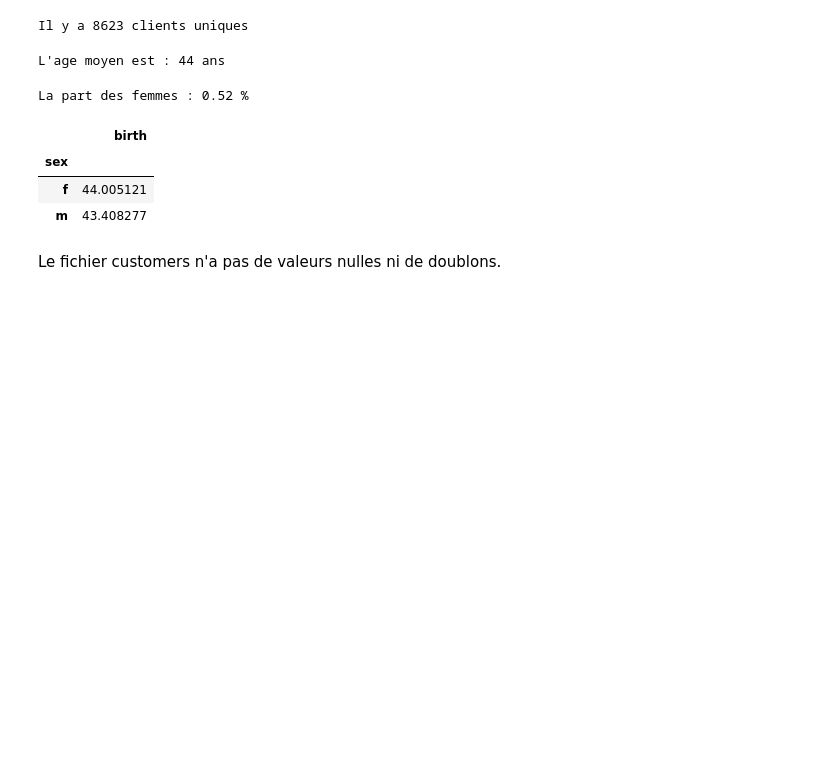
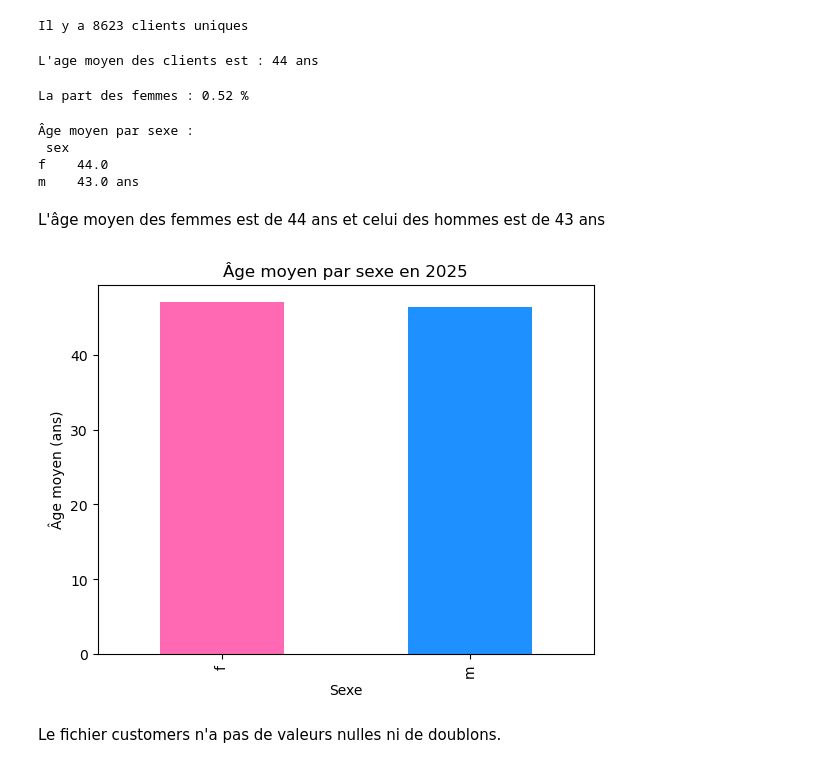
Before and after one commit to raymondgadji/DatAnalyst, a Jupyter notebook: Cours/Semaine5/Brief_ventes/analyse des ventes/Analyse des ventes en ligne.ipynb, the cells around one changed output. Drawn from its saved outputs; the diff is of its cells as text; code cells hidden in the pictures; blank space fills up the shorter version.

```diff
--- a/Cours/Semaine5/Brief_ventes/analyse des ventes/Analyse des ventes en ligne.ipynb
+++ b/Cours/Semaine5/Brief_ventes/analyse des ventes/Analyse des ventes en ligne.ipynb
@@ -110,9 +140,9 @@ print("Il y a", customers.describe(include = 'all').loc["unique","client_id"], "
 # %% [output]
 Il y a 8623 clients uniques
 # %%
-print("L'age moyen est :", 2022- round(customers.describe(include = 'all').loc["mean","birth"]), "ans")
+print("L'age moyen des clients est :", 2022- round(customers.describe(include = 'all').loc["mean","birth"]), "ans")
 # %% [output]
-L'age moyen est : 44 ans
+L'age moyen des clients est : 44 ans
 # %%
 print("La part des femmes :", round(customers.describe(include = 'all').loc["freq","sex"] /
       customers.describe(include = 'all').loc["count","sex"],2), "%")
@@ -121,12 +151,26 @@ La part des femmes : 0.52 %
 # %%
 #calculons l'age moyen par sexe
 
-2022 - customers.groupby("sex").mean()
+# 2022 - customers.groupby("sex").mean()
+
+age_moyen_par_sexe = 2022 - customers.groupby("sex")["birth"].mean().round()
+print("Âge moyen par sexe :\n", age_moyen_par_sexe.to_string(dtype=False), "ans")
 # %% [output]
-|  | birth |
-| sex |  |
-| f | 44.005121 |
-| m | 43.408277 |
+Âge moyen par sexe :
+ sex
+f    44.0
+m    43.0 ans
+# %% [markdown]
+L'âge moyen des femmes est de 44 ans et celui des hommes est de 43 ans
+# %%
+age_moyen_par_sexe = 2025 - customers.groupby("sex")["birth"].mean()
+age_moyen_par_sexe.plot(kind="bar", color=["#FF69B4", "#1E90FF"])
+plt.title("Âge moyen par sexe en 2025")
+plt.xlabel("Sexe")
+plt.ylabel("Âge moyen (ans)")
+plt.show()
+# %% [output]
+[figure, added]
 # %% [markdown]
 Le fichier customers n'a pas de valeurs nulles ni de doublons.
 # %% [markdown]
```
Also changed, not shown: parts of 48 cells of this notebook.
